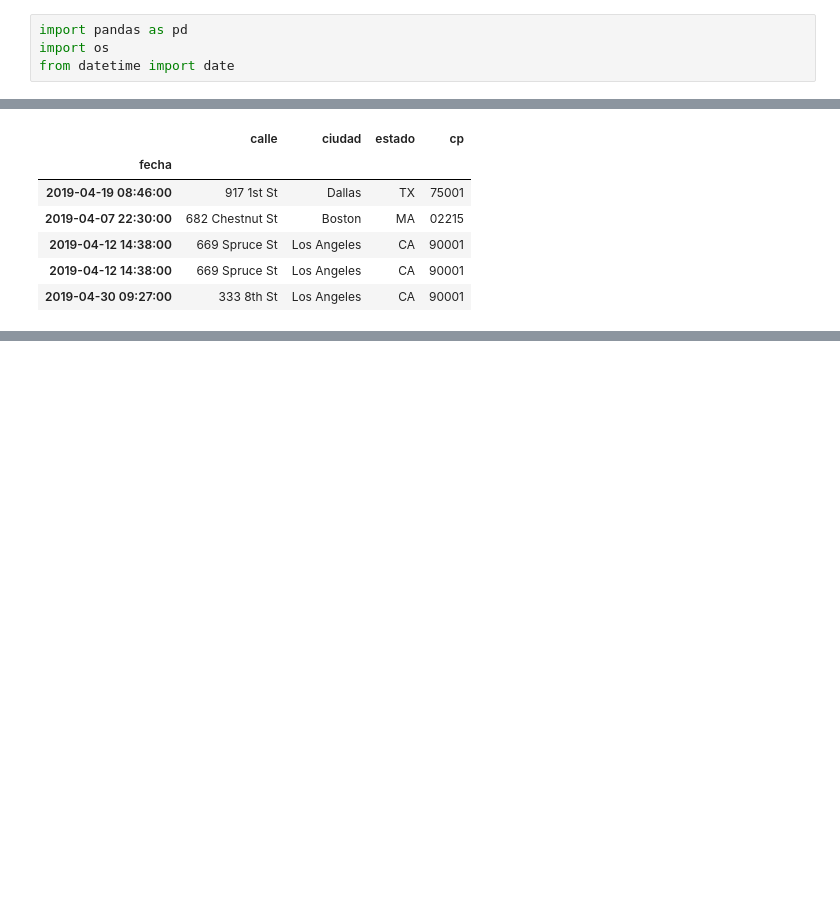
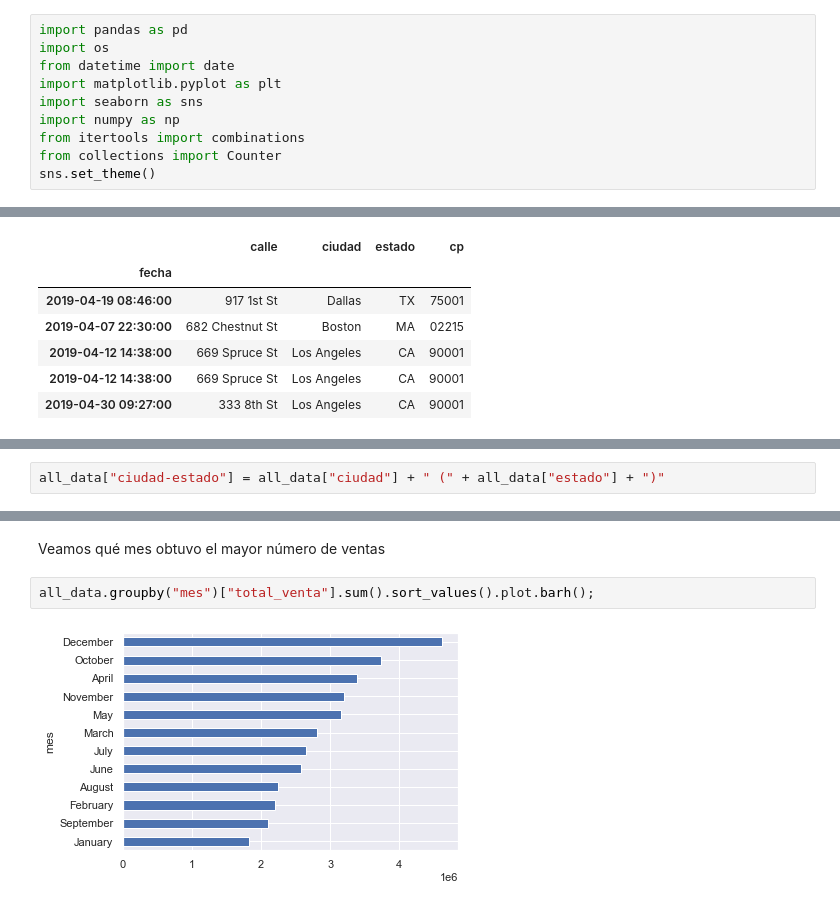
Before and after one commit to neto-riga/DataScience, a Jupyter notebook: analysis/6_Store_Sales.ipynb, the cells around one changed output, grey strips where cells are left out. Saved outputs shown, nothing was run; the diff lists cells and outputs as text; blank space fills up the shorter version.

```diff
--- a/analysis/6_Store_Sales.ipynb
+++ b/analysis/6_Store_Sales.ipynb
@@ -8,6 +8,12 @@ En este dataset se unirán 6 datasets de las ventas en una tienda y depués de l
 import pandas as pd
 import os
 from datetime import date
+import matplotlib.pyplot as plt
+import seaborn as sns
+import numpy as np
+from itertools import combinations
+from collections import Counter
+sns.set_theme()
 # %% [markdown]
 ### Merging Data
 ---
@@ -299,3 +305,5 @@ all_data.head()
 | 2019-04-12 14:38:00 | 176560 | Google Phone | 1 | 600.00 | 2019 | April | 12 | Friday | 14 | ... |
 | 2019-04-12 14:38:00 | 176560 | Wired Headphones | 1 | 11.99 | 2019 | April | 12 | Friday | 14 | ... |
 | 2019-04-30 09:27:00 | 176561 | Wired Headphones | 1 | 11.99 | 2019 | April | 30 | Tuesday | 9 | ... |
+# %%
+all_data["ciudad-estado"] = all_data["ciudad"] + " (" + all_data["estado"] + ")"
@@ -301,0 +323,6 @@ all_data.head()
+# %% [markdown]
+Veamos qué mes obtuvo el mayor número de ventas
+# %%
+all_data.groupby("mes")["total_venta"].sum().sort_values().plot.barh();
+# %% [output]
+[figure, added]
```
Also changed, not shown: parts of 42 cells of this notebook.
